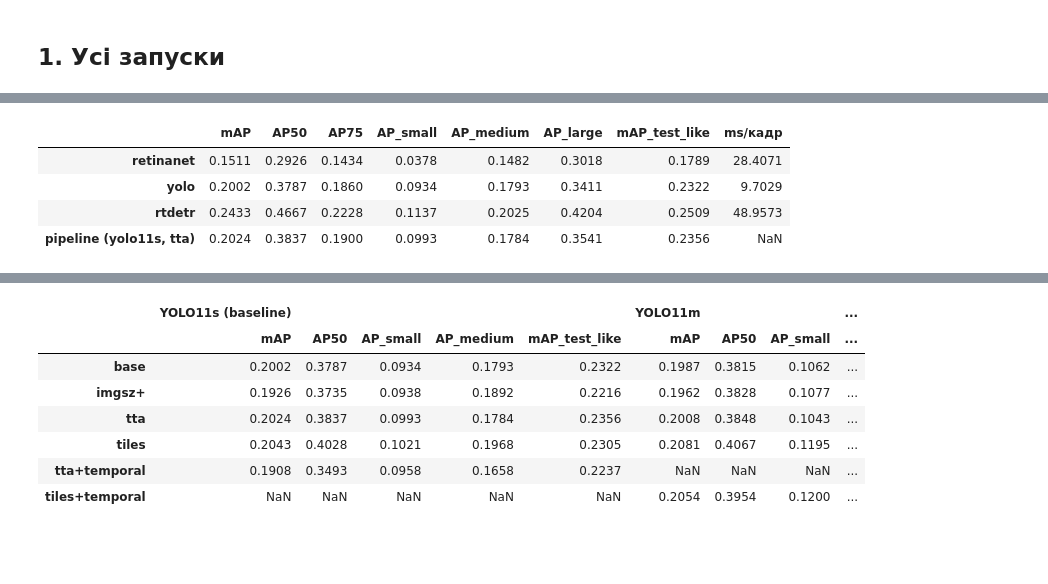
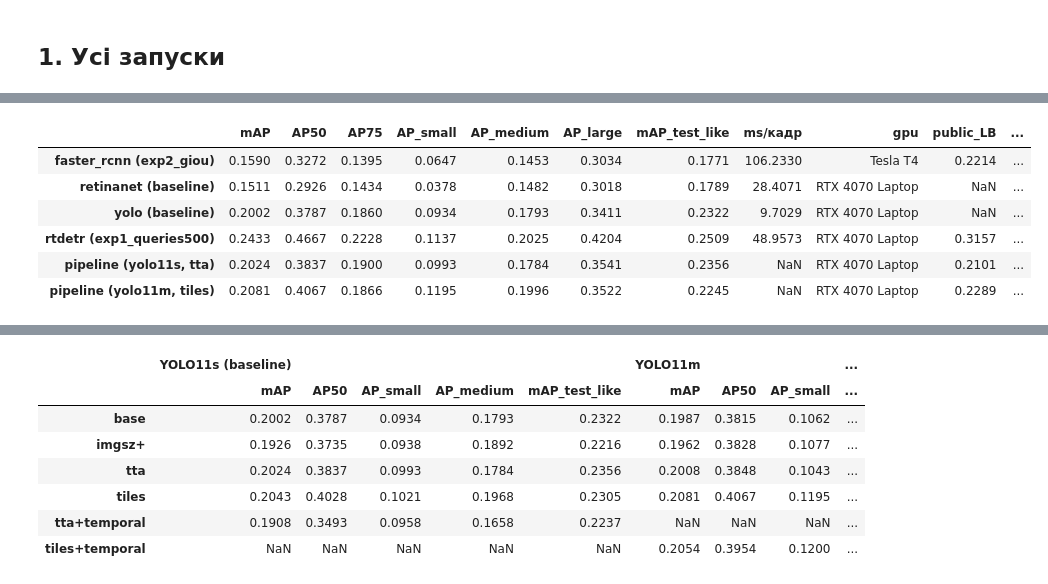
Before and after one commit to Solomia200/ai_homework2, a Jupyter notebook: notebooks/hw2-summary.ipynb, the cells around one changed output, grey strips where cells are left out. Cells and saved outputs as stored; diff of their text form; code cells hidden in the pictures; blank space fills up the shorter version.

```diff
--- a/notebooks/hw2-summary.ipynb
+++ b/notebooks/hw2-summary.ipynb
@@ -14,18 +14,36 @@ import pandas as pd
 RUNS = Path.cwd().parent.parent / "hw2_runs"
 IMAGES = Path.cwd().parent / "images"
 MODELS = ["faster_rcnn", "retinanet", "yolo", "rtdetr"]
+SKIP = ("smoke", "timing")
 COLS = ["mAP", "AP50", "AP75", "AP_small", "AP_medium", "AP_large", "mAP_test_like"]
+DEFAULT_GPU = "RTX 4070 Laptop"
+LEADERBOARD = {
+    ("faster_rcnn", "exp2_giou"): (0.2214, 0.1524),
+    ("rtdetr", "baseline"): (0.3178, 0.2221),
+    ("rtdetr", "exp1_queries500"): (0.3157, 0.2242),
+    ("pipeline", "final"): (0.2101, 0.1671),
+    ("pipeline", "final_yolo11m_tiles"): (0.2289, 0.1668),
+}
+COLORS = ["#2a78d6", "#eb6834", "#1baf7a", "#eda100", "#e87ba4"]
+
+
+def short_gpu(name):
+    return name.replace("NVIDIA GeForce ", "").replace(" GPU", "") if name else DEFAULT_GPU
 # %% [markdown]
 ## 1. Усі запуски
 # %%
 rows = {}
 for path in sorted(RUNS.glob("*/*/metrics.json")):
     model, run = path.parent.parent.name, path.parent.name
-    if run.startswith("smoke") or model not in MODELS:
+    if run.startswith(SKIP) or model not in MODELS:
         continue
     m = json.loads(path.read_text())
-    rows[(model, run)] = {**{c: m["val"].get(c) for c in COLS}, "ms/кадр": m.get("ms_per_image")}
+    public, private = LEADERBOARD.get((model, run), (None, None))
+    rows[(model, run)] = {**{c: m["val"].get(c) for c in COLS}, "ms/кадр": m.get("ms_per_image"),
+                          "gpu": short_gpu(m.get("config", {}).get("gpu")), "public_LB": public, "private_LB": private}
 runs = pd.DataFrame(rows).T.reindex(MODELS, level=0)
+NUMERIC = COLS + ["ms/кадр", "public_LB", "private_LB"]
+runs[NUMERIC] = runs[NUMERIC].astype(float)
 runs.to_csv(RUNS / "all_runs.csv")
-runs.astype(float).round(4)
+runs.round(4)
 # %% [output]
@@ -44,13 +65,20 @@ runs.astype(float).round(4)
 # %%
-best = runs.astype(float).groupby(level=0).apply(lambda g: g.loc[g["mAP"].idxmax()]).reindex(MODELS).dropna(how="all")
-final_path = RUNS / "pipeline" / "final" / "metrics.json"
-if final_path.exists():
-    final = json.loads(final_path.read_text())
-    best.loc[f"pipeline ({final['model']}, {final['variant']})"] = {c: final["val"].get(c) for c in COLS}
+best = runs.groupby(level=0, sort=False).apply(lambda g: g.loc[g["mAP"].idxmax()])
+best.index = [f"{model} ({runs.loc[model, 'mAP'].idxmax()})" for model in best.index]
+for run in ("final", "final_yolo11m_tiles"):
+    path = RUNS / "pipeline" / run / "metrics.json"
+    if path.exists():
+        final = json.loads(path.read_text())
+        public, private = LEADERBOARD.get(("pipeline", run), (None, None))
+        best.loc[f"pipeline ({final['model']}, {final['variant']})"] = {
+            **{c: final["val"].get(c) for c in COLS}, "ms/кадр": None, "gpu": DEFAULT_GPU,
+            "public_LB": public, "private_LB": private}
 best.round(4)
 # %% [output]
-|  | mAP | AP50 | AP75 | AP_small | AP_medium | AP_large | mAP_test_like | ms/кадр |
-| retinanet | 0.1511 | 0.2926 | 0.1434 | 0.0378 | 0.1482 | 0.3018 | 0.1789 | 28.4071 |
-| yolo | 0.2002 | 0.3787 | 0.1860 | 0.0934 | 0.1793 | 0.3411 | 0.2322 | 9.7029 |
-| rtdetr | 0.2433 | 0.4667 | 0.2228 | 0.1137 | 0.2025 | 0.4204 | 0.2509 | 48.9573 |
-| pipeline (yolo11s, tta) | 0.2024 | 0.3837 | 0.1900 | 0.0993 | 0.1784 | 0.3541 | 0.2356 | NaN |
+|  | mAP | AP50 | AP75 | AP_small | AP_medium | AP_large | mAP_test_like | ms/кадр | gpu | public_LB | ... |
+| faster_rcnn (exp2_giou) | 0.1590 | 0.3272 | 0.1395 | 0.0647 | 0.1453 | 0.3034 | 0.1771 | 106.2330 | Tesla T4 | 0.2214 | ... |
+| retinanet (baseline) | 0.1511 | 0.2926 | 0.1434 | 0.0378 | 0.1482 | 0.3018 | 0.1789 | 28.4071 | RTX 4070 Laptop | NaN | ... |
+| yolo (baseline) | 0.2002 | 0.3787 | 0.1860 | 0.0934 | 0.1793 | 0.3411 | 0.2322 | 9.7029 | RTX 4070 Laptop | NaN | ... |
+| rtdetr (exp1_queries500) | 0.2433 | 0.4667 | 0.2228 | 0.1137 | 0.2025 | 0.4204 | 0.2509 | 48.9573 | RTX 4070 Laptop | 0.3157 | ... |
+| pipeline (yolo11s, tta) | 0.2024 | 0.3837 | 0.1900 | 0.0993 | 0.1784 | 0.3541 | 0.2356 | NaN | RTX 4070 Laptop | 0.2101 | ... |
+| pipeline (yolo11m, tiles) | 0.2081 | 0.4067 | 0.1866 | 0.1195 | 0.1996 | 0.3522 | 0.2245 | NaN | RTX 4070 Laptop | 0.2289 | ... |
```
Also changed, not shown: parts of 14 cells of this notebook, 7 other files.
